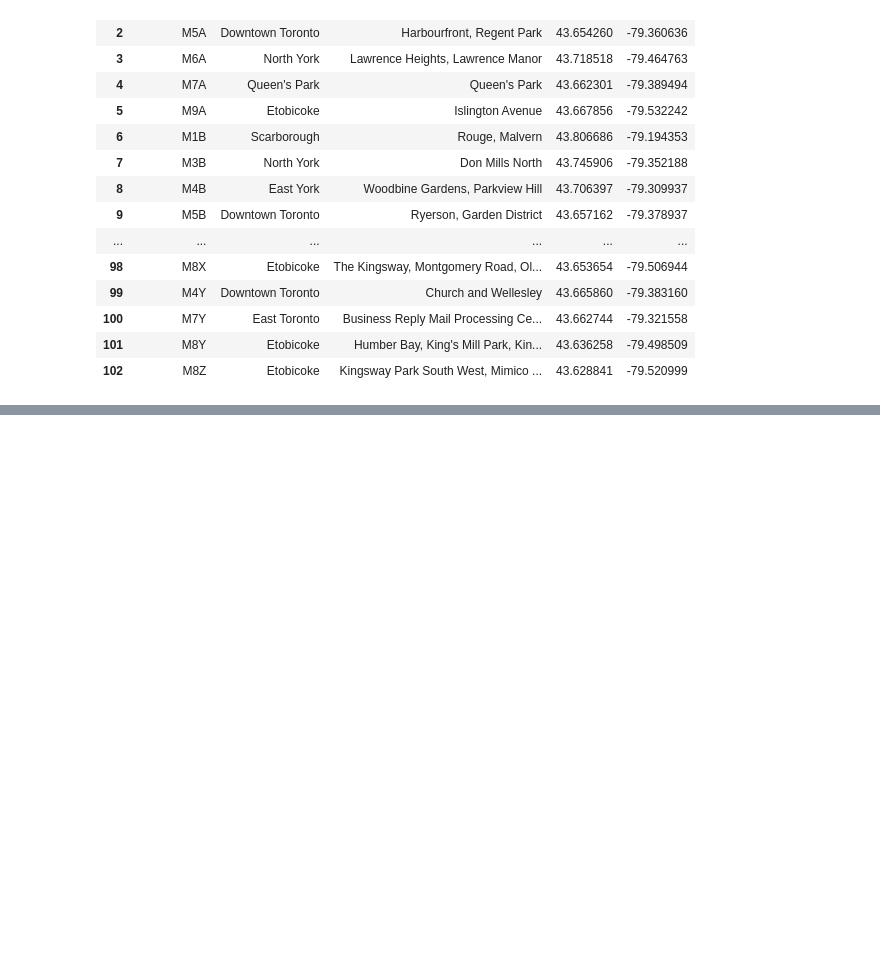
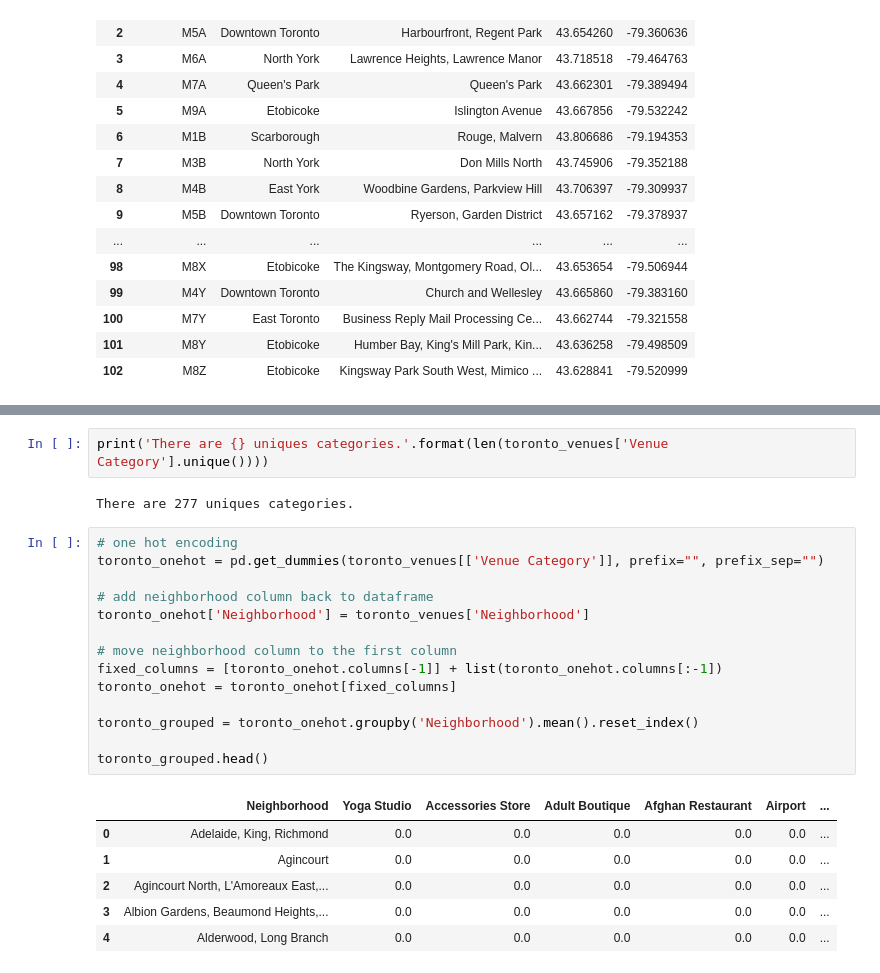
Before and after one commit to strange1120/toronto-neighborhood-clustering, a Jupyter notebook: toronto-clustering.ipynb, the cells around one changed output, grey strips where cells are left out. Saved outputs shown, nothing was run; the diff lists cells and outputs as text; blank space fills up the shorter version.

```diff
--- a/toronto-clustering.ipynb
+++ b/toronto-clustering.ipynb
@@ -171,0 +300,25 @@ df_merged
+# %%
+print('There are {} uniques categories.'.format(len(toronto_venues['Venue Category'].unique())))
+# %% [output]
+There are 277 uniques categories.
+# %%
+# one hot encoding
+toronto_onehot = pd.get_dummies(toronto_venues[['Venue Category']], prefix="", prefix_sep="")
+
+# add neighborhood column back to dataframe
+toronto_onehot['Neighborhood'] = toronto_venues['Neighborhood']
+
+# move neighborhood column to the first column
+fixed_columns = [toronto_onehot.columns[-1]] + list(toronto_onehot.columns[:-1])
+toronto_onehot = toronto_onehot[fixed_columns]
+
+toronto_grouped = toronto_onehot.groupby('Neighborhood').mean().reset_index()
+
+toronto_grouped.head()
+# %% [output]
+|  | Neighborhood | Yoga Studio | Accessories Store | Adult Boutique | Afghan Restaurant | Airport | ... |
+| 0 | Adelaide, King, Richmond | 0.0 | 0.0 | 0.0 | 0.0 | 0.0 | ... |
+| 1 | Agincourt | 0.0 | 0.0 | 0.0 | 0.0 | 0.0 | ... |
+| 2 | Agincourt North, L'Amoreaux East,... | 0.0 | 0.0 | 0.0 | 0.0 | 0.0 | ... |
+| 3 | Albion Gardens, Beaumond Heights,... | 0.0 | 0.0 | 0.0 | 0.0 | 0.0 | ... |
+| 4 | Alderwood, Long Branch | 0.0 | 0.0 | 0.0 | 0.0 | 0.0 | ... |
```
Also changed, not shown: parts of 9 cells of this notebook.
